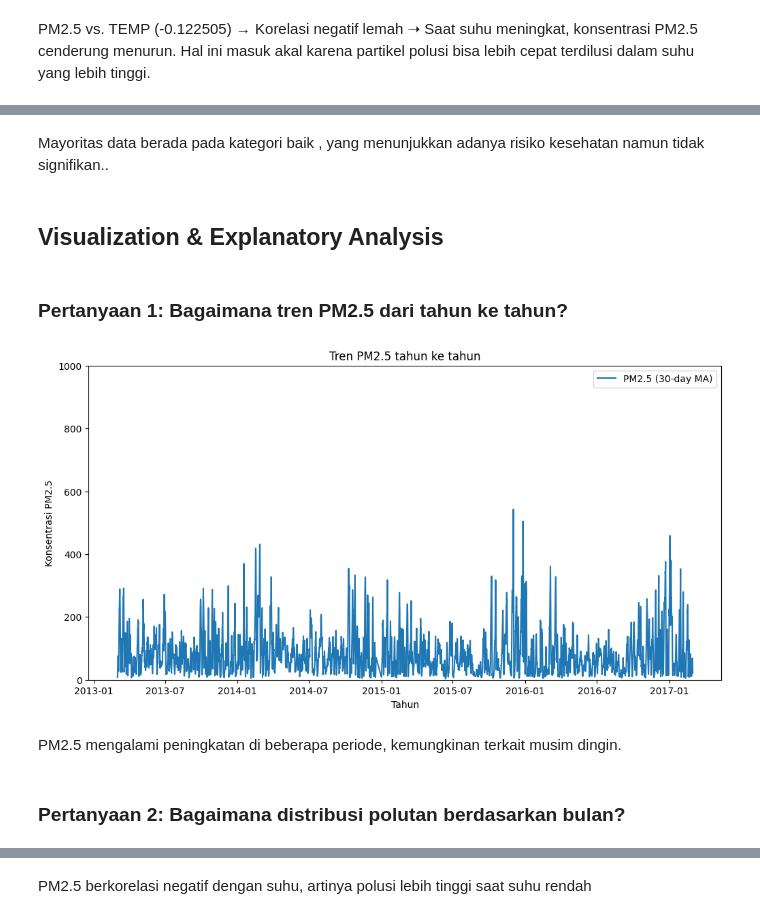
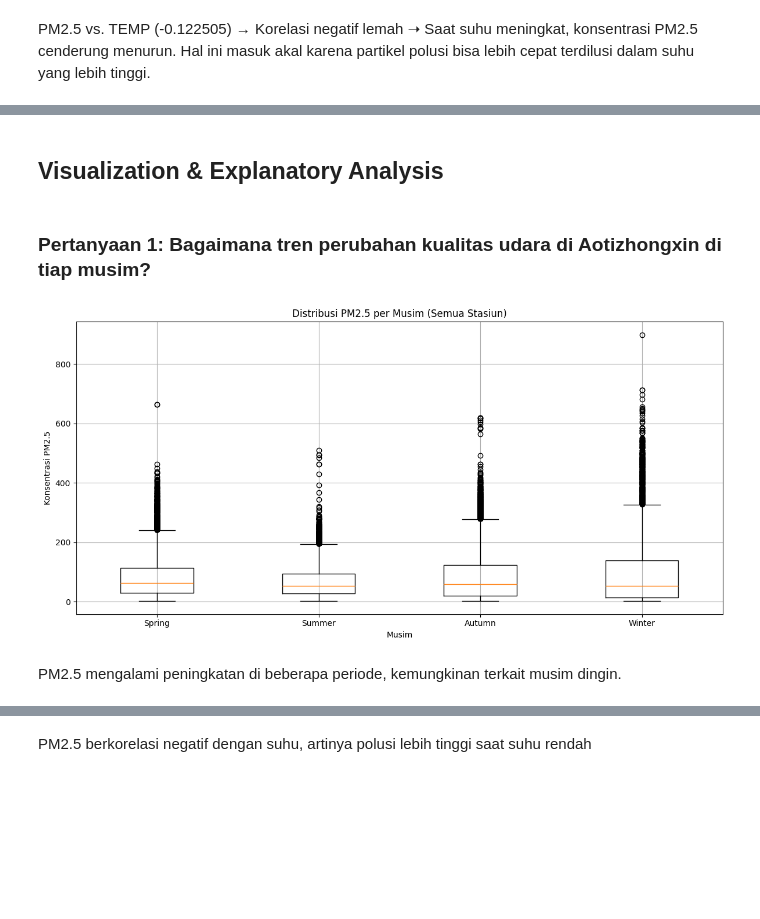
Before and after one commit to pratama404/Proyek-Analisis-Data, a Jupyter notebook: Proyek_Analisis_Data.ipynb, the cells around one changed output, grey strips where cells are left out. Saved outputs shown, nothing was run; the diff lists cells and outputs as text; code cells hidden in the pictures; blank space fills up the shorter version.

```diff
--- a/Proyek_Analisis_Data.ipynb
+++ b/Proyek_Analisis_Data.ipynb
@@ -296,24 +269,40 @@ Passing `palette` without assigning `hue` is deprecated and will be removed in v
-# %% [markdown]
-Mayoritas data berada pada kategori baik , yang menunjukkan adanya risiko kesehatan namun tidak signifikan..
 # %% [markdown]
 ## Visualization & Explanatory Analysis
-# %% [markdown]
-### Pertanyaan 1: Bagaimana tren PM2.5 dari tahun ke tahun?
-# %%
-# Melihat tren jangka panjang dengan moving average
-df['PM2.5_MA'] = df['PM2.5'].rolling(window=30).mean()
-
-plt.figure(figsize=(12, 6))
-plt.plot(df['PM2.5_MA'], label='PM2.5 (30-day MA)')
-plt.title('Tren PM2.5 tahun ke tahun')
-plt.xlabel('Tahun')
-plt.ylabel('Konsentrasi PM2.5')
-plt.ylim(0, 1000)
-plt.legend()
-plt.show()
-# %% [output]
-[figure, removed]
+# %% [markdown]
+### Pertanyaan 1: Bagaimana tren perubahan kualitas udara di Aotizhongxin di tiap musim?
+# %%
+
+# Buat kolom 'season' jika belum ada
+def get_season(month):
+    if month in [3, 4, 5]:
+        return 'Spring'
+    elif month in [6, 7, 8]:
+        return 'Summer'
+    elif month in [9, 10, 11]:
+        return 'Autumn'
+    else:
+        return 'Winter'
+
+df['season'] = df['month'].apply(get_season)
+
+# Tentukan polutan yang mau diplot
+selected_polutan = 'PM2.5'
+
+# Siapkan data boxplot per musim
+seasons = ['Spring', 'Summer', 'Autumn', 'Winter']
+data_per_season = [df[df['season'] == season][selected_polutan].dropna() for season in seasons]
+
+# Plot boxplot dengan matplotlib
+plt.figure(figsize=(12, 6))
+plt.boxplot(data_per_season, labels=seasons)
+
+plt.title(f'Distribusi {selected_polutan} per Musim (Semua Stasiun)')
+plt.xlabel('Musim')
+plt.ylabel(f'Konsentrasi {selected_polutan}')
+plt.grid(True)
+plt.tight_layout()
+plt.show()
+# %% [output]
+[figure, added]
 # %% [markdown]
 PM2.5 mengalami peningkatan di beberapa periode, kemungkinan terkait musim dingin.
-# %% [markdown]
-### Pertanyaan 2: Bagaimana distribusi polutan berdasarkan bulan?
```
Also changed, not shown: parts of 23 cells of this notebook, 2 other files.
